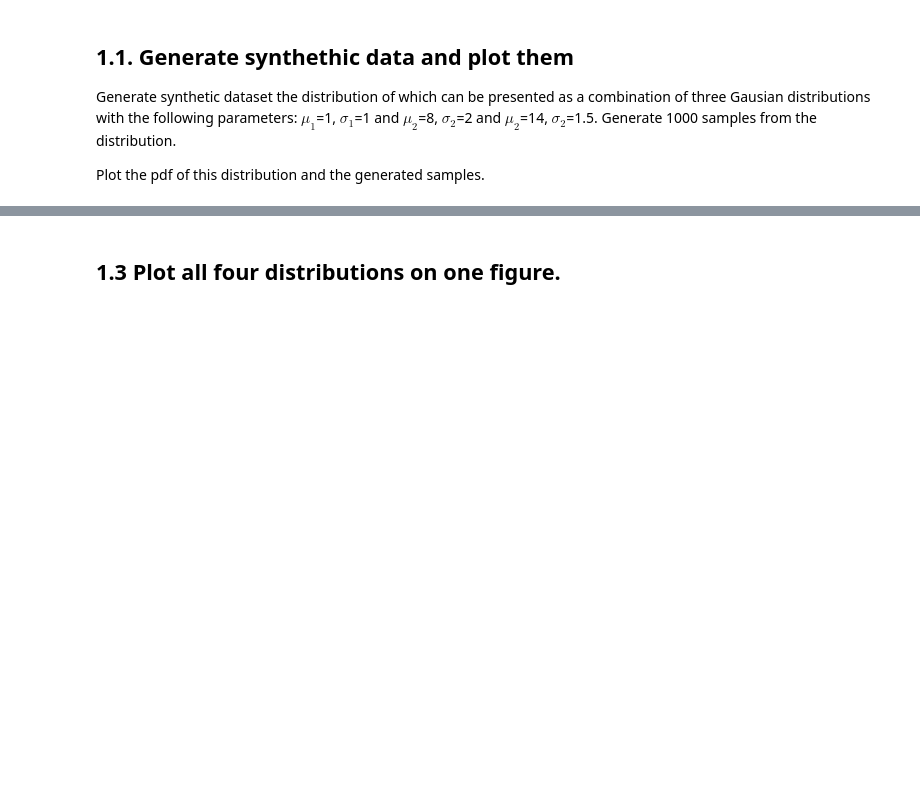
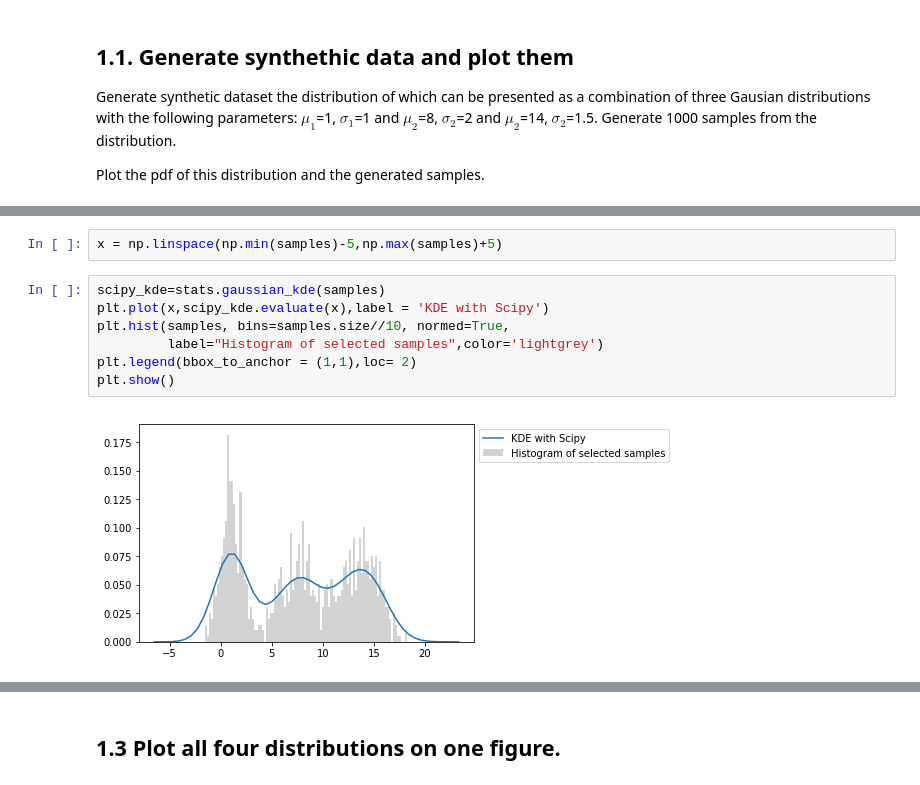
Before and after one commit to debaraj-barua/LearningAndAdaptivity-ss18, a Jupyter notebook: Assignment03/src/LA03_Ex2_KDE.ipynb, the cells around one changed output, grey strips where cells are left out. Saved outputs shown, nothing was run; the diff lists cells and outputs as text; blank space fills up the shorter version.

```diff
--- a/Assignment03/src/LA03_Ex2_KDE.ipynb
+++ b/Assignment03/src/LA03_Ex2_KDE.ipynb
@@ -55,0 +57,11 @@ plt.show()
+# %%
+x = np.linspace(np.min(samples)-5,np.max(samples)+5)
+# %%
+scipy_kde=stats.gaussian_kde(samples)
+plt.plot(x,scipy_kde.evaluate(x),label = 'KDE with Scipy')
+plt.hist(samples, bins=samples.size//10, normed=True,
+         label="Histogram of selected samples",color='lightgrey')
+plt.legend(bbox_to_anchor = (1,1),loc= 2)
+plt.show()
+# %% [output]
+[figure, added]
```
Also changed, not shown: parts of 9 cells of this notebook, 1 other file.
